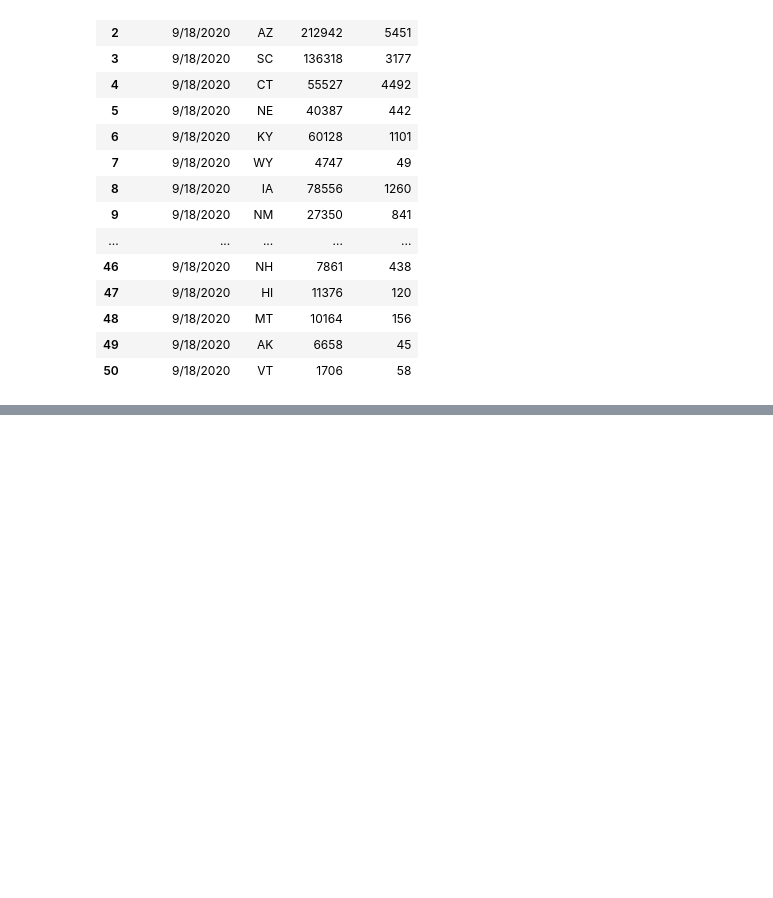
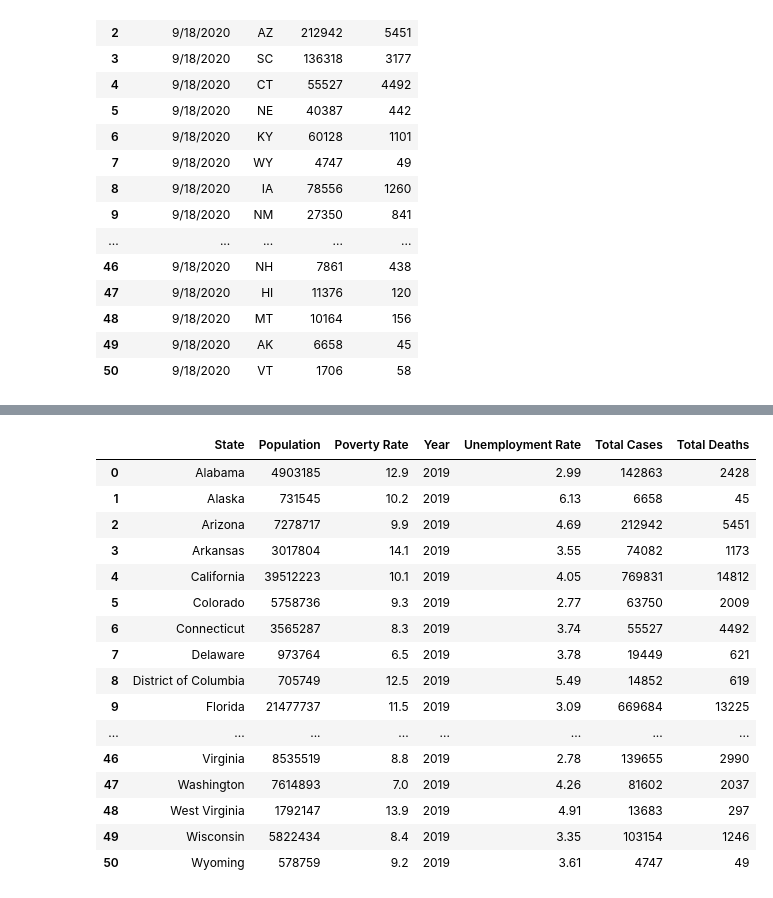
Before and after one commit to Vejaem/UofRTeamProjectAVR, a Jupyter notebook: Data Clean Up.ipynb, the cells around one changed output, grey strips where cells are left out. Drawn from its saved outputs; the diff is of its cells as text; code cells hidden in the pictures; blank space fills up the shorter version.

```diff
--- a/Data Clean Up.ipynb
+++ b/Data Clean Up.ipynb
@@ -326,0 +370,3 @@ new_covid_df.to_csv(output_file_2)
+# %%
+pop_df = pd.read_csv('Data/Population Data.csv')
+pop_df.head()
@@ -326,0 +381,3 @@ new_covid_df.to_csv(output_file_2)
+# %%
+filtered_pop_df= pop_df[['NAME', 'POPESTIMATE2019']].copy()
+filtered_pop_df
@@ -326,0 +402,4 @@ new_covid_df.to_csv(output_file_2)
+# %%
+filtered_pop_df = filtered_pop_df.drop([0,1,2,3,4,56], axis=0)
+filtered_pop_df.reset_index(drop=True, inplace=True)
+filtered_pop_df
@@ -326,0 +424,3 @@ new_covid_df.to_csv(output_file_2)
+# %%
+filtered_pop_df.rename(columns={'NAME':'State', 'POPESTIMATE2019':'Population'}, inplace=True)
+filtered_pop_df.head()
@@ -326,0 +434,21 @@ new_covid_df.to_csv(output_file_2)
+# %%
+complete_data = pd.merge(filtered_pop_df, complete_df, on='State', how='outer')
+complete_data
+# %% [output]
+|  | State | Population | Poverty Rate | Year | Unemployment Rate | Total Cases | Total Deaths |
+| 0 | Alabama | 4903185 | 12.9 | 2019 | 2.99 | 142863 | 2428 |
+| 1 | Alaska | 731545 | 10.2 | 2019 | 6.13 | 6658 | 45 |
+| 2 | Arizona | 7278717 | 9.9 | 2019 | 4.69 | 212942 | 5451 |
+| 3 | Arkansas | 3017804 | 14.1 | 2019 | 3.55 | 74082 | 1173 |
+| 4 | California | 39512223 | 10.1 | 2019 | 4.05 | 769831 | 14812 |
+| 5 | Colorado | 5758736 | 9.3 | 2019 | 2.77 | 63750 | 2009 |
+| 6 | Connecticut | 3565287 | 8.3 | 2019 | 3.74 | 55527 | 4492 |
+| 7 | Delaware | 973764 | 6.5 | 2019 | 3.78 | 19449 | 621 |
+| 8 | District of Columbia | 705749 | 12.5 | 2019 | 5.49 | 14852 | 619 |
+| 9 | Florida | 21477737 | 11.5 | 2019 | 3.09 | 669684 | 13225 |
+| ... | ... | ... | ... | ... | ... | ... | ... |
+| 46 | Virginia | 8535519 | 8.8 | 2019 | 2.78 | 139655 | 2990 |
+| 47 | Washington | 7614893 | 7.0 | 2019 | 4.26 | 81602 | 2037 |
+| 48 | West Virginia | 1792147 | 13.9 | 2019 | 4.91 | 13683 | 297 |
+| 49 | Wisconsin | 5822434 | 8.4 | 2019 | 3.35 | 103154 | 1246 |
+| 50 | Wyoming | 578759 | 9.2 | 2019 | 3.61 | 4747 | 49 |
```
Also changed, not shown: parts of 9 cells of this notebook, 4 other files.
